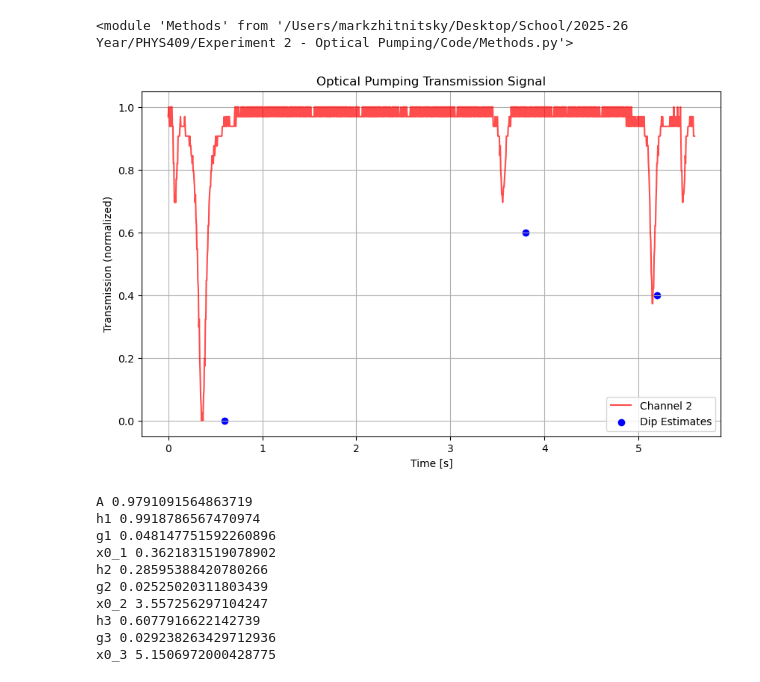
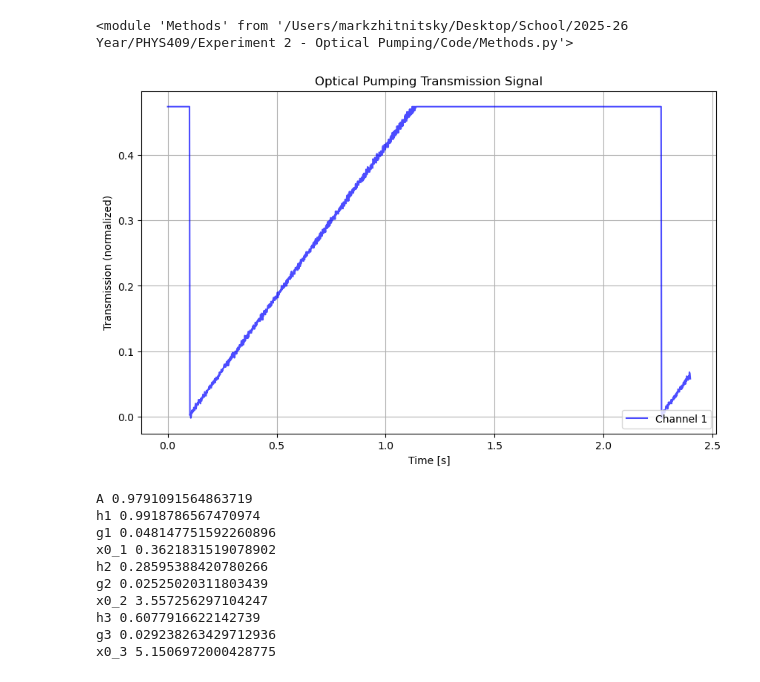
Before and after one commit to MarkZhit/PHYS409-Optical_Pumping, a Jupyter notebook: linearZeemanCollection.ipynb, the cells around one changed output. Drawn from its saved outputs; the diff is of its cells as text; code cells hidden in the pictures.

```diff
--- a/linearZeemanCollection.ipynb
+++ b/linearZeemanCollection.ipynb
@@ -15,21 +15,41 @@ importlib.reload(m)
 <module 'Methods' from '/Users/markzhitnitsky/Desktop/School/2025-26 Year/PHYS409/Experiment 2 - Optical Pumping/Code/Methods.py'>
 # %%
 freq = 195
-savename = "5s measurement Mar 23 - " + str(freq) + 'kHz'
-time, y1, y2, y2_norm = m.read_transmission_csv('./data/Mar 23 measurement/NewFile' + str(freq) + 'kHz' + '.csv')
+savename = "5s measurement Mar 25 - " + str(freq) + 'kHz'
+# time, y1, y2, y2_norm = m.read_transmission_csv('./data/Mar 23 measurement/NewFile' + str(freq) + 'kHz' + '.csv')
+time, y1, y2, y2_norm = m.read_transmission_csv('./data/Mar 25 measurement/testing_sweepRange.csv')
+
 bAdjustment =  1 #1.03360784475 # 1.07555537208
 # %%
-t0 = 0.4
+t0 = 0
 nCut = (t0 // (time[1] - time[0])).astype(int)
 
 time_cutFirst = time[nCut:] - t0
 y2_norm_cutFirst = y2_norm[nCut:]
 
-x0s = np.array([0.6,3.8,5.2])
+x0s = np.array([0,0,0])
 
-m.plot_normalized_transmission(time_cutFirst, y2_norm_cutFirst, x0s, savename)
+plt.figure(figsize=(10, 6))
+# Plot CH1 and CH2
+# plt.plot(time, y2_norm, label='Channel 2', color='red', alpha=0.7)
+plt.plot(time, y1, label='Channel 1', color='blue', alpha=0.7)
+# plt.scatter(x0, 0.5, label='Dip Estimates', color='blue')
+# plt.plot(time,y2_norm, label='Channel 2 normalized', color='red', alpha=0.7)
+
+# Labels and formatting
+plt.xlabel('Time [s]')
+plt.ylabel('Transmission (normalized)')
+plt.title('Optical Pumping Transmission Signal')
+plt.legend(loc="lower right")
+plt.grid(True)
+plt.savefig("figures/" + savename, dpi=300)
+
+plt.show()
+
+
+# m.plot_normalized_transmission(time_cutFirst, y2_norm_cutFirst, x0s, savename)
 # %% [output]
-[figure, old version]
+[figure, new version]
 # %%
 #    (A, h1, g1, x0_1, h2, g2, x0_2,  h3, g3, x0_3):
 variables = ["A", "h1", "g1", "x0_1", "h2", "g2", "x0_2",  "h3", "g3", "x0_3"]
```
Also changed, not shown: 25 other files.
